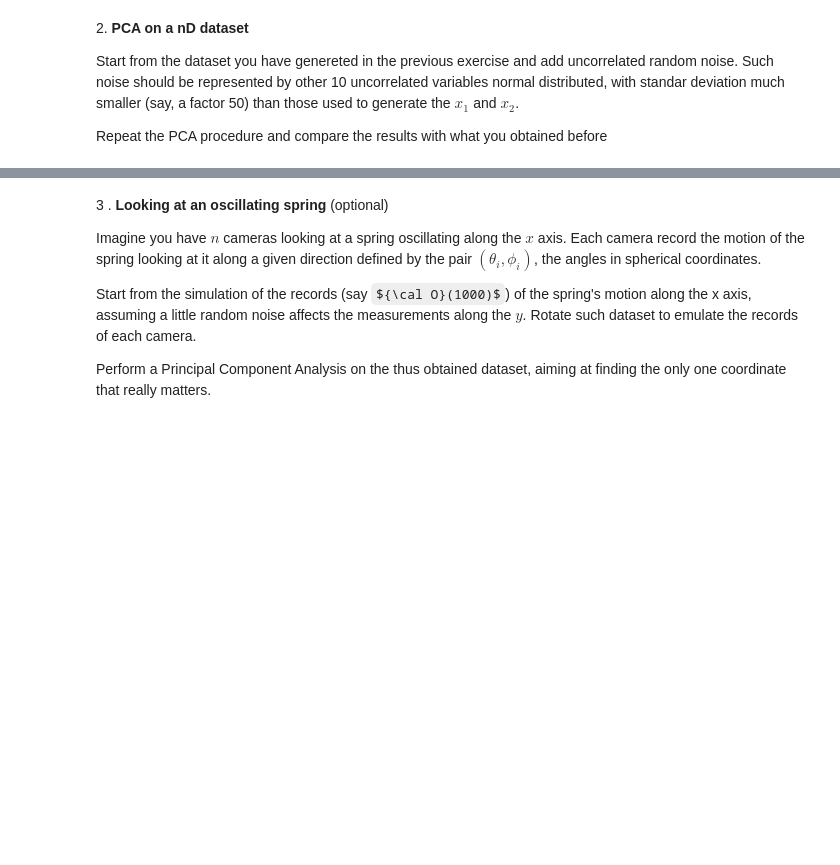
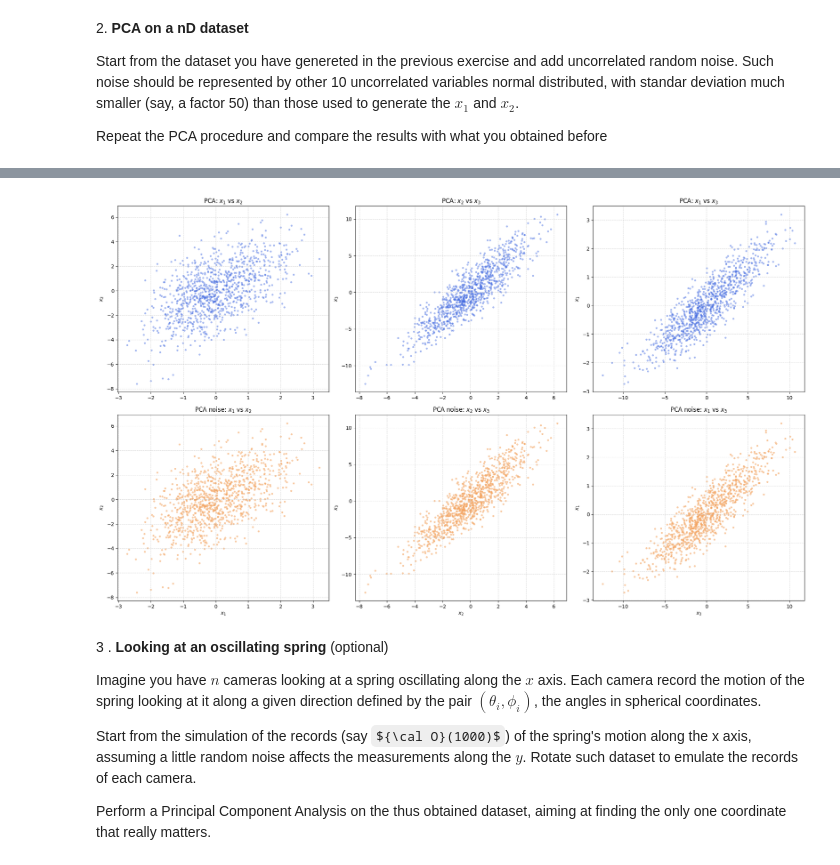
Before and after one commit to kevinbrugnera/LaboratoryOfComputationalPhysicsY8, a Jupyter notebook: 08ex/08ex_LinearAlgebra.ipynb, the cells around one changed output, grey strips where cells are left out. Saved outputs shown, nothing was run; the diff lists cells and outputs as text; code cells hidden in the pictures; some formulas as TeX source; blank space fills up the shorter version.

```diff
--- a/08ex/08ex_LinearAlgebra.ipynb
+++ b/08ex/08ex_LinearAlgebra.ipynb
@@ -251,6 +251,4 @@ noise_std = 1.0 / 50
 noise_variables = np.random.normal(0, noise_std, size=(10, N))
 
 # 2. Concatenate with original 3 variables
-X_augmented = np.vstack((X, noise_variables))
-
-print(f"New dataset shape: {X_augmented.shape}") # Should be (13, N)
+Xprime = np.vstack((X, noise_variables))
@@ -258,0 +255,10 @@ New dataset shape: (13, 1000)
+# %%
+# using eigen decomposition
+cov = np.cov(Xprime) #takes the transpose
+print(f"Covariance matrix: \n {cov} \n")
+
+l, V = la.eig(cov)
+l = np.real_if_close(l)
+Lambda = np.diag(l)
+print(f"Eigenvalues: \n {l} \n")
+print(f"Diagonal matrix: \n {Lambda} \n")
@@ -259,3 +304,52 @@ New dataset shape: (13, 1000)
+# %%
+Xprimep = np.dot(V.T, Xprime)
+Xprimeredp = np.zeros((13, N))
+Xprimeredp[0, :] = Xprimep[0, :] # keep only first two components
+Xprimeredp[1, :] = Xprimep[1, :]
+Xprimered = np.dot(V, Xprimeredp)
+# %%
+fig, ax = plt.subplots(2, 3, figsize=(20, 12))
+
+ax[0,0].scatter(Xred[0,:], Xred[1,:], alpha=0.4, s=8, color='royalblue')
+ax[0,0].set_title("PCA: $x_1$ vs $x_2$")
+ax[0,0].set_ylabel("$x_2$")
+
+ax[0,1].scatter(Xred[1,:], Xred[2,:], alpha=0.4, s=8, color='royalblue')
+ax[0,1].set_title("PCA: $x_2$ vs $x_3$")
+ax[0,1].set_ylabel("$x_3$")
+
+ax[0,2].scatter(Xred[2,:], Xred[0,:], alpha=0.4, s=8, color='royalblue')
+ax[0,2].set_title("PCA: $x_1$ vs $x_3$")
+ax[0,2].set_ylabel("$x_1$")
+
+Z = Xprimered
+ax[1,0].scatter(Z[0,:], Z[1,:], alpha=0.5, s=8, color='sandybrown')
+ax[1,0].set_title("PCA noise: $x_1$ vs $x_2$")
+ax[1,0].set_xlabel("$x_1$")
+ax[1,0].set_ylabel("$x_2$")
+
+ax[1,1].scatter(Z[1,:], Z[2,:], alpha=0.5, s=8, color='sandybrown')
+ax[1,1].set_title("PCA noise: $x_2$ vs $x_3$")
+ax[1,1].set_xlabel("$x_2$")
+ax[1,1].set_ylabel("$x_3$")
+
+ax[1,2].scatter(Z[2,:], Z[0,:], alpha=0.5, s=8, color='sandybrown')
+ax[1,2].set_title("PCA noise: $x_1$ vs $x_3$")
+ax[1,2].set_xlabel("$x_3$")
+ax[1,2].set_ylabel("$x_1$")
+
+
+for a in ax.flat:
+    a.grid(True, linestyle='--', alpha=0.5)
+
+#ax[0, 0].set_visible(False)
+#ax[1, 0].set_visible(False)
+#ax[1, 1].set_visible(False)
+
+plt.tight_layout()
+plt.show()
+# %% [output]
+[figure, added]
 # %% [markdown]
 3 \. **Looking at an oscillating spring** (optional)
 
```
Also changed, not shown: parts of 13 cells of this notebook, 1 other file.
